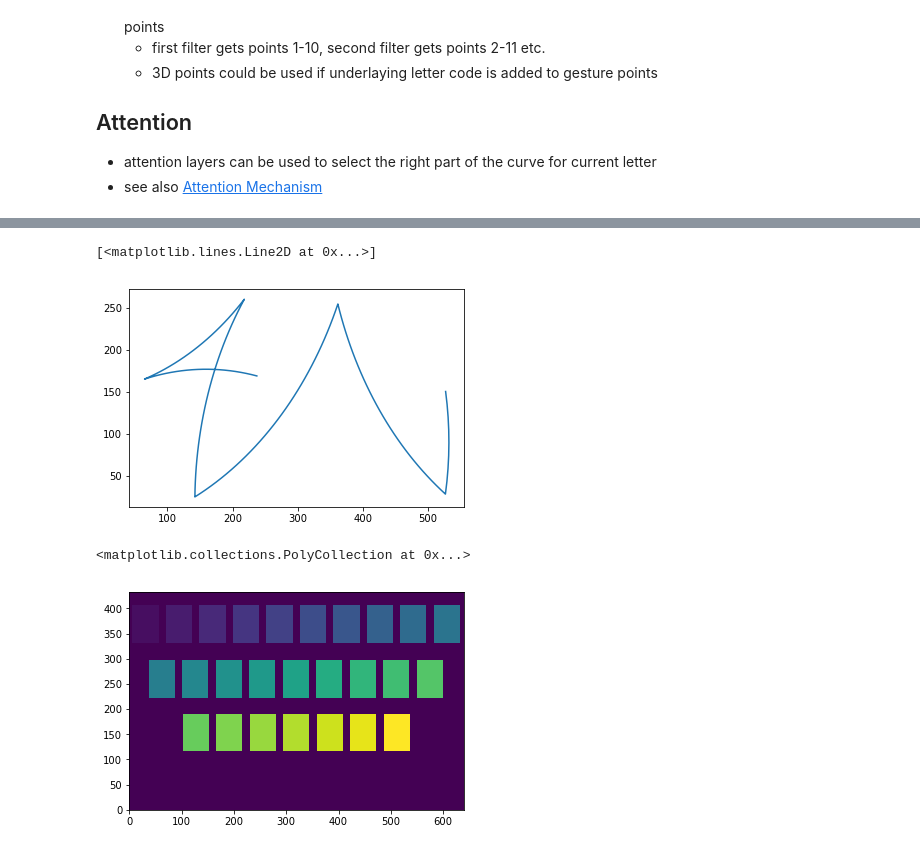
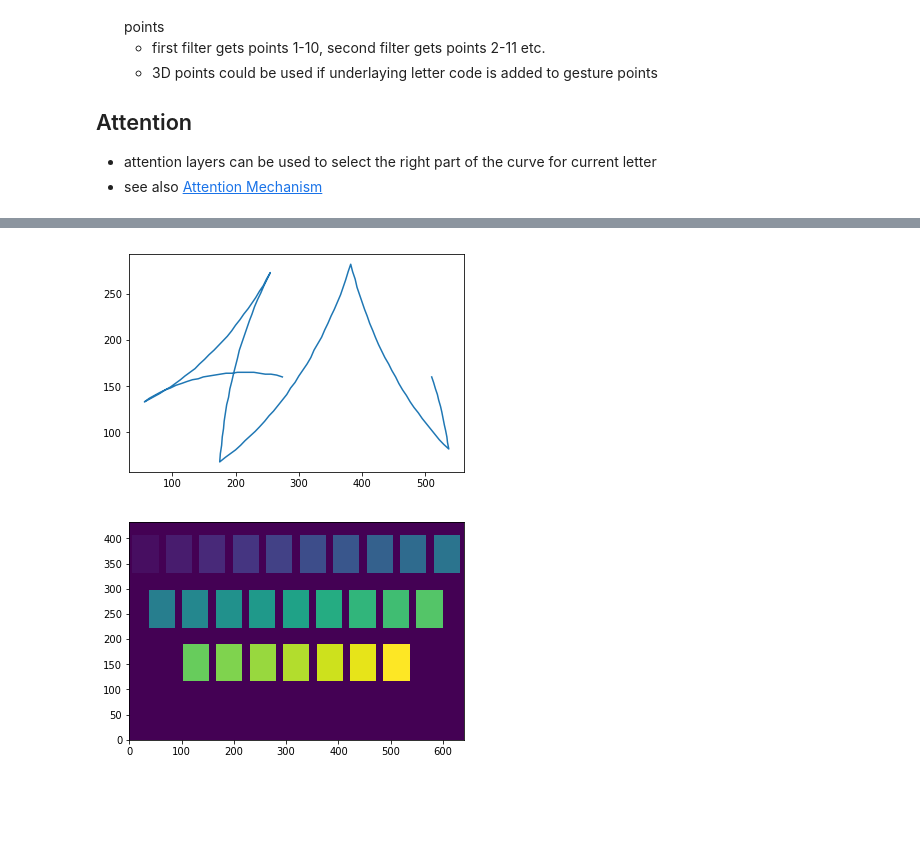
Before and after one commit to dllllb/keymagic, a Jupyter notebook: keymagic.ipynb, the cells around one changed output, grey strips where cells are left out. Saved outputs shown, nothing was run; the diff lists cells and outputs as text; code cells hidden in the pictures; blank space fills up the shorter version.

```diff
--- a/keymagic.ipynb
+++ b/keymagic.ipynb
@@ -60,2 +65,2 @@ keyboard_img = 'ios-7-1-keyboard.jpg'
 # %%
-kbrd = keyboardIOS7()
+kbrd = common.keyboardIOS7()
@@ -96,7 +81,7 @@ draw_word_line(word_to_line(kbrd, 'facebook', 20), keyboard_img)
 # %%
-curve = word_to_line(kbrd, 'facebook', 20)
+curve = common.word_to_line(kbrd['buttons'], 'facebook', 20)
 x, y = zip(*curve)
 plt.plot(x, y)
+None
 # %% [output]
-[<matplotlib.lines.Line2D at 0x...>]
-[figure, old version]
+[figure, new version]
@@ -119,5 +88,6 @@ km = key_matrix(kbrd, keyboard_img, char_indices)
 # %%
+km = kbrd['key_matrix']
 plt.pcolor(np.flipud(km.T))
+None
 # %% [output]
-<matplotlib.collections.PolyCollection at 0x...>
 [figure]
```
Also changed, not shown: parts of 12 cells of this notebook, 5 other files.
